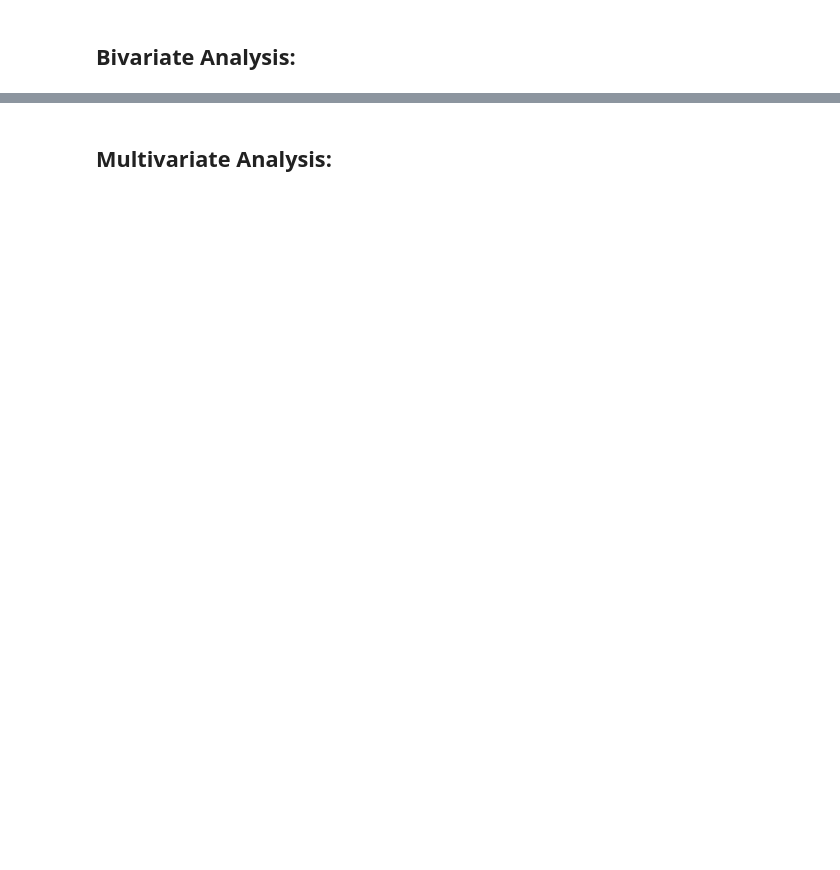
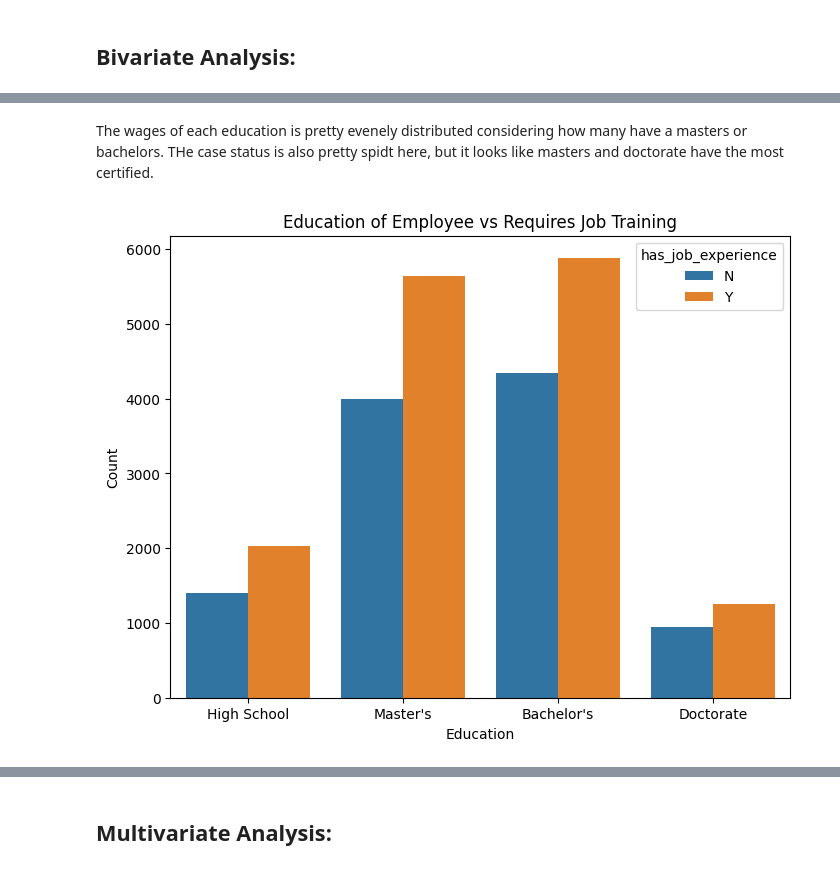
Before and after one commit to 1sallyb/FinalProject, a Jupyter notebook: Notebook/EDA.ipynb, the cells around one changed output, grey strips where cells are left out. Cells and saved outputs as stored; diff of their text form; code cells hidden in the pictures; blank space fills up the shorter version.

```diff
--- a/Notebook/EDA.ipynb
+++ b/Notebook/EDA.ipynb
@@ -158,0 +274,12 @@ Also, newer establishments are more frequent, but there are many documented esta
+# %% [markdown]
+The wages of each education is pretty evenely distributed considering how many have a masters or bachelors. THe case status is also pretty spidt here, but it looks like masters and doctorate have the most certified.
+# %%
+# Count plot: Education of Employee vs Requires Job Training
+plt.figure(figsize=(8, 6))
+sns.countplot(x='education_of_employee', hue='has_job_experience', data=df)
+plt.title('Education of Employee vs Requires Job Training')
+plt.xlabel('Education')
+plt.ylabel('Count')
+plt.show()
+# %% [output]
+[figure, added]
```
Also changed, not shown: parts of 42 cells of this notebook.
